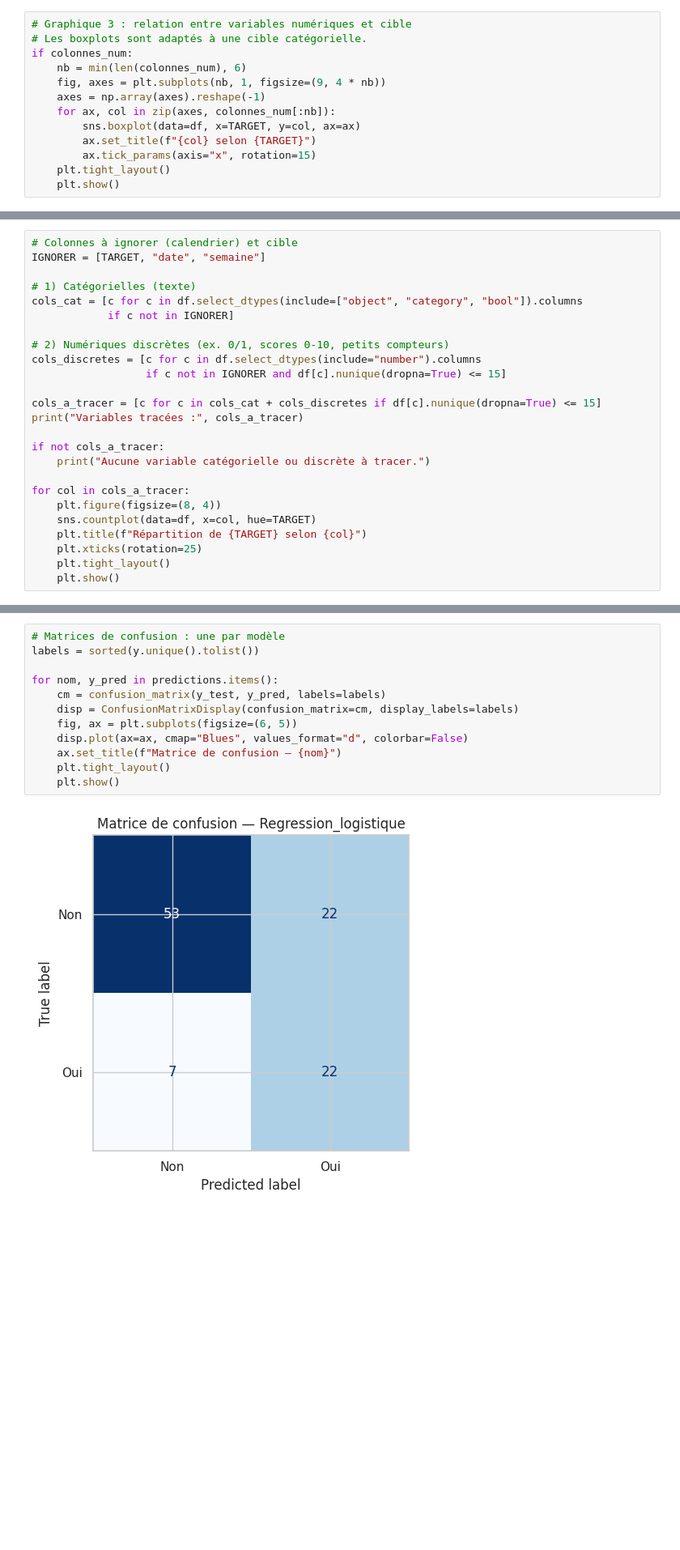
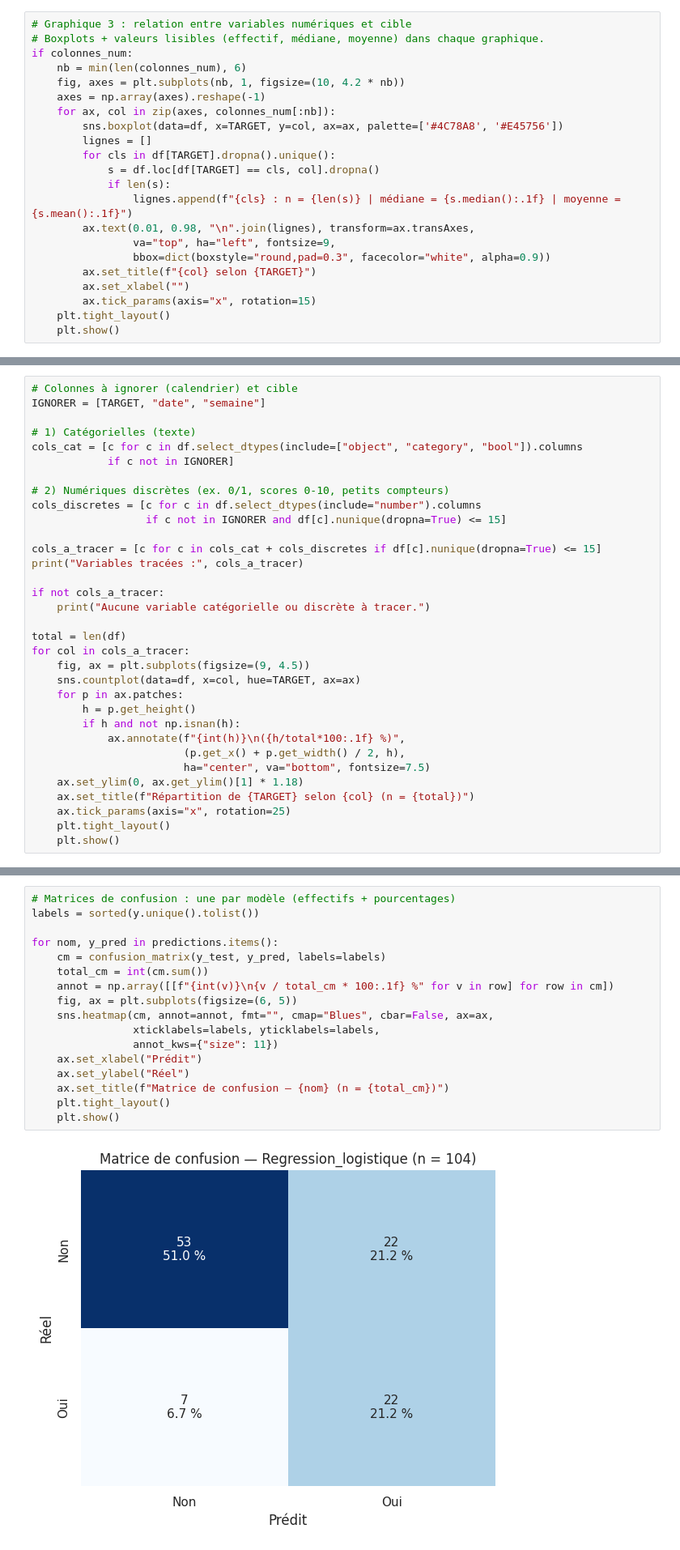
Before and after one commit to bennoomenfaker/app_phishing_ia, a Jupyter notebook: notebook_ML_IA_confiance_numerique.ipynb, the cells around one changed output, grey strips where cells are left out. Shown at 81% size. Cells and saved outputs as stored; diff of their text form; blank space fills up the shorter version.

```diff
--- a/notebook_ML_IA_confiance_numerique.ipynb
+++ b/notebook_ML_IA_confiance_numerique.ipynb
@@ -558,14 +631,23 @@ else:
 **Conclusion** : aucune variable ne suffit seule, sauf peut-être l'âge du domaine. Classement : `domaine_age_jours > urgence_score > nb_liens > longueur_message > heure_envoi > fautes_langue`.
 # %%
 # Graphique 3 : relation entre variables numériques et cible
-# Les boxplots sont adaptés à une cible catégorielle.
+# Boxplots + valeurs lisibles (effectif, médiane, moyenne) dans chaque graphique.
 if colonnes_num:
     nb = min(len(colonnes_num), 6)
-    fig, axes = plt.subplots(nb, 1, figsize=(9, 4 * nb))
+    fig, axes = plt.subplots(nb, 1, figsize=(10, 4.2 * nb))
     axes = np.array(axes).reshape(-1)
     for ax, col in zip(axes, colonnes_num[:nb]):
-        sns.boxplot(data=df, x=TARGET, y=col, ax=ax)
+        sns.boxplot(data=df, x=TARGET, y=col, ax=ax, palette=['#4C78A8', '#E45756'])
+        lignes = []
+        for cls in df[TARGET].dropna().unique():
+            s = df.loc[df[TARGET] == cls, col].dropna()
+            if len(s):
+                lignes.append(f"{cls} : n = {len(s)} | médiane = {s.median():.1f} | moyenne = {s.mean():.1f}")
+        ax.text(0.01, 0.98, "\n".join(lignes), transform=ax.transAxes,
+                va="top", ha="left", fontsize=9,
+                bbox=dict(boxstyle="round,pad=0.3", facecolor="white", alpha=0.9))
         ax.set_title(f"{col} selon {TARGET}")
+        ax.set_xlabel("")
         ax.tick_params(axis="x", rotation=15)
     plt.tight_layout()
     plt.show()
@@ -589,11 +671,19 @@ print("Variables tracées :", cols_a_tracer)
 if not cols_a_tracer:
     print("Aucune variable catégorielle ou discrète à tracer.")
 
+total = len(df)
 for col in cols_a_tracer:
-    plt.figure(figsize=(8, 4))
-    sns.countplot(data=df, x=col, hue=TARGET)
-    plt.title(f"Répartition de {TARGET} selon {col}")
-    plt.xticks(rotation=25)
+    fig, ax = plt.subplots(figsize=(9, 4.5))
+    sns.countplot(data=df, x=col, hue=TARGET, ax=ax)
+    for p in ax.patches:
+        h = p.get_height()
+        if h and not np.isnan(h):
+            ax.annotate(f"{int(h)}\n({h/total*100:.1f} %)",
+                        (p.get_x() + p.get_width() / 2, h),
+                        ha="center", va="bottom", fontsize=7.5)
+    ax.set_ylim(0, ax.get_ylim()[1] * 1.18)
+    ax.set_title(f"Répartition de {TARGET} selon {col} (n = {total})")
+    ax.tick_params(axis="x", rotation=25)
     plt.tight_layout()
     plt.show()
 # %% [output]
@@ -1301,16 +1391,21 @@ weighted avg       0.78      0.72      0.73       104
    macro avg       0.69      0.73      0.69       104
 weighted avg       0.78      0.72      0.73       104
 # %%
-# Matrices de confusion : une par modèle
+# Matrices de confusion : une par modèle (effectifs + pourcentages)
 labels = sorted(y.unique().tolist())
 
 for nom, y_pred in predictions.items():
     cm = confusion_matrix(y_test, y_pred, labels=labels)
-    disp = ConfusionMatrixDisplay(confusion_matrix=cm, display_labels=labels)
+    total_cm = int(cm.sum())
+    annot = np.array([[f"{int(v)}\n{v / total_cm * 100:.1f} %" for v in row] for row in cm])
     fig, ax = plt.subplots(figsize=(6, 5))
-    disp.plot(ax=ax, cmap="Blues", values_format="d", colorbar=False)
-    ax.set_title(f"Matrice de confusion — {nom}")
+    sns.heatmap(cm, annot=annot, fmt="", cmap="Blues", cbar=False, ax=ax,
+                xticklabels=labels, yticklabels=labels,
+                annot_kws={"size": 11})
+    ax.set_xlabel("Prédit")
+    ax.set_ylabel("Réel")
+    ax.set_title(f"Matrice de confusion — {nom} (n = {total_cm})")
     plt.tight_layout()
     plt.show()
 # %% [output]
-[figure, old version]
+[figure, new version]
```
Also changed, not shown: parts of 10 cells of this notebook, 27 other files.
